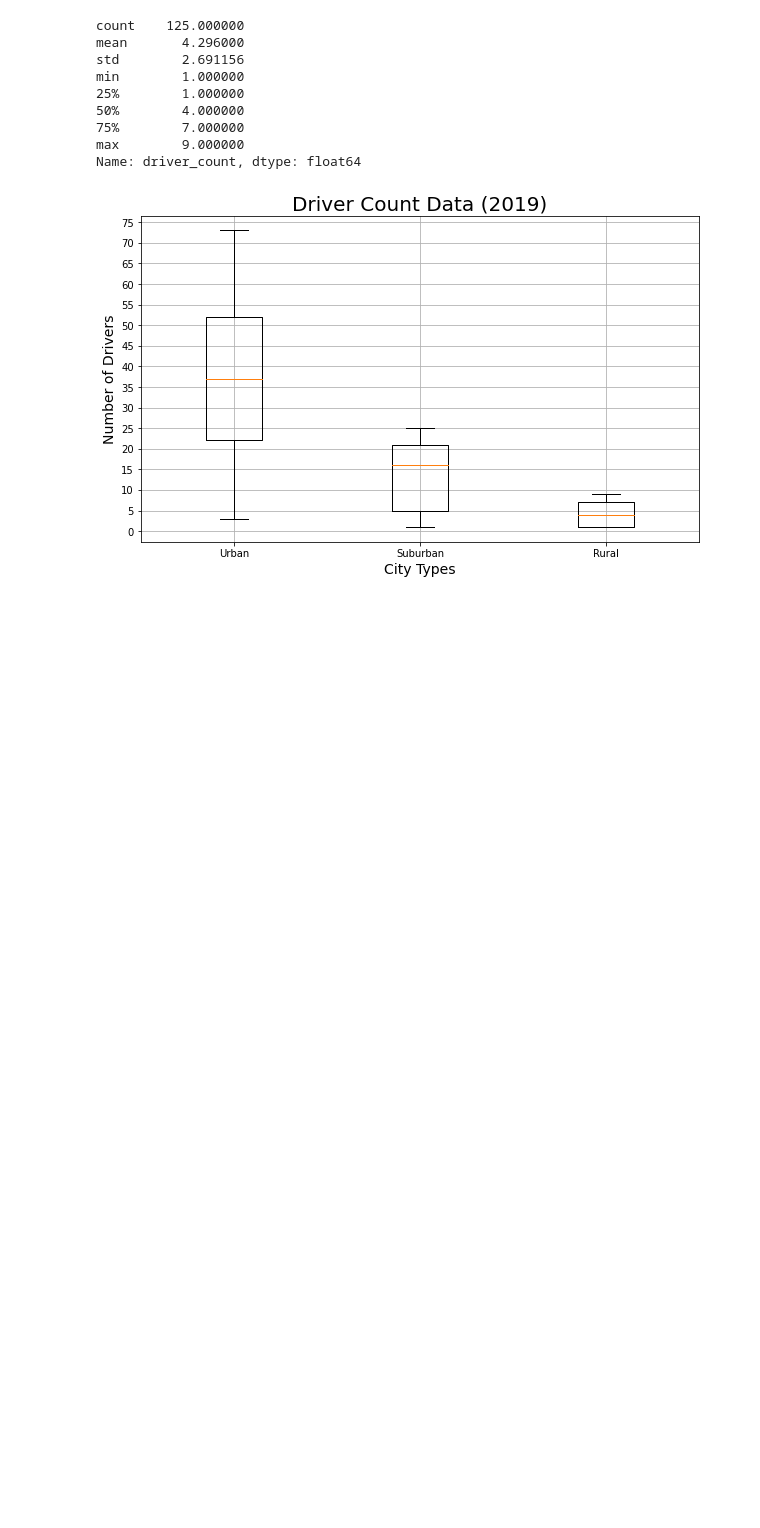
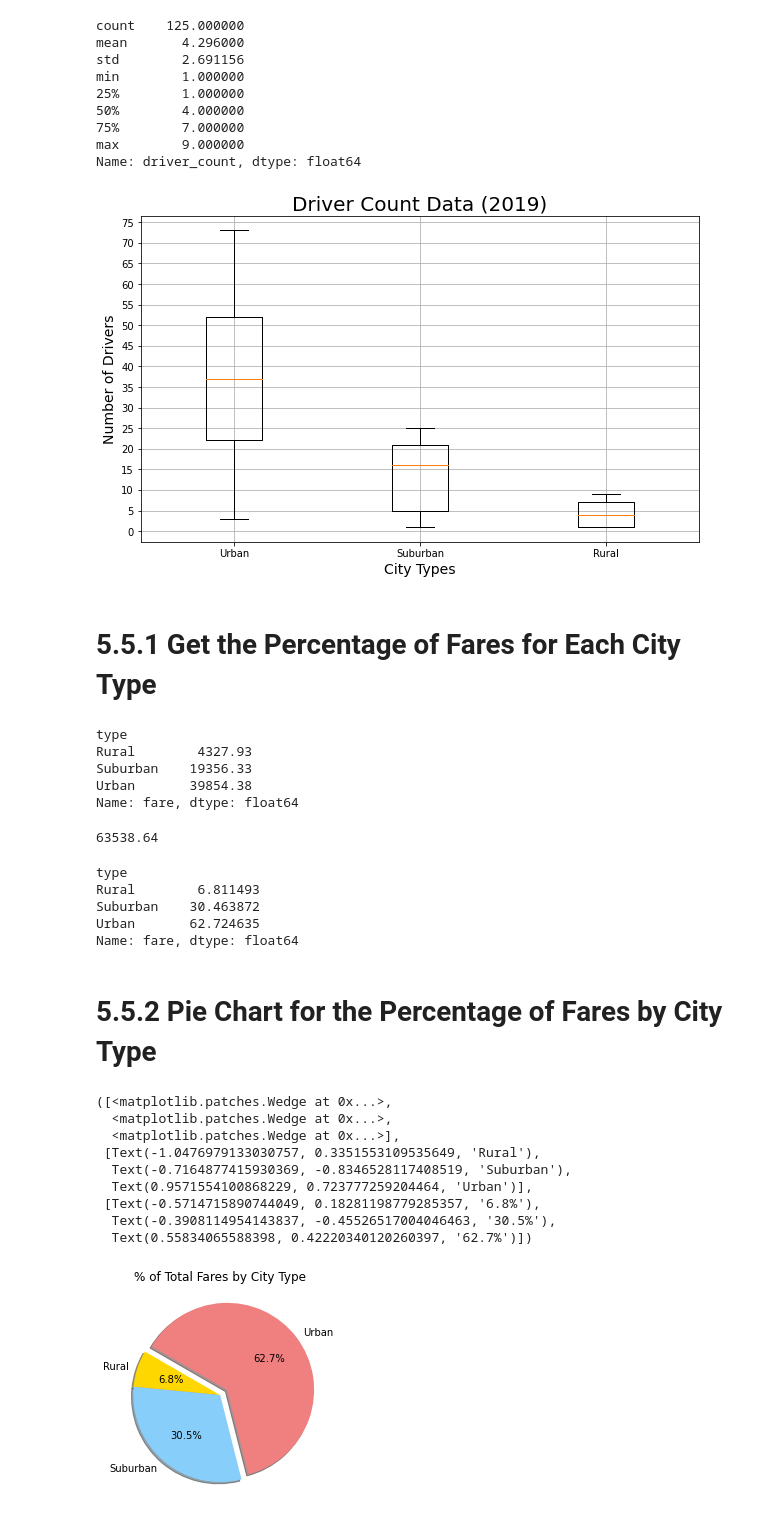
Before and after one commit to elangendorff/PyBer_Analysis, a Jupyter notebook: PyBer.ipynb, the cells around one changed output. Drawn from its saved outputs; the diff is of its cells as text; code cells hidden in the pictures; blank space fills up the shorter version.

```diff
--- a/PyBer.ipynb
+++ b/PyBer.ipynb
@@ -1054,3 +1054,71 @@ plt.savefig(
 )
 # %% [output]
 [figure]
+# %% [markdown]
+# 5.5.1 Get the Percentage of Fares for Each City Type
+# %%
+# Get the sum of the fares for each city type
+fares_sum_by_type = df_PyBer_data.groupby('type')['fare'].sum()
+fares_sum_by_type
+# %% [output]
+type
+Rural        4327.93
+Suburban    19356.33
+Urban       39854.38
+Name: fare, dtype: float64
+# %%
+# Get the sum of all the fares
+fares_sum_total = df_PyBer_data['fare'].sum()
+fares_sum_total
+# %% [output]
+63538.64
+# %%
+# Calculate the percentage of fare for each city type
+fares_pct_by_type = fares_sum_by_type * 100 / fares_sum_total
+fares_pct_by_type
+# %% [output]
+type
+Rural        6.811493
+Suburban    30.463872
+Urban       62.724635
+Name: fare, dtype: float64
+# %% [markdown]
+# 5.5.2 Pie Chart for the Percentage of Fares by City Type
+# %%
+# Build the percentage of fares by city type pie chart
+colordict = {
+    'Urban':'lightcoral',
+    'Suburban':'lightskyblue',
+    'Rural':'gold'
+}
+
+explodedict = {
+    'Urban':.1,
+    'Suburban':0,
+    'Rural':0
+}
+
+fig, ax = plt.subplots()
+
+ax.set_title('% of Total Fares by City Type')
+
+ax.pie(
+    fares_pct_by_type,
+    labels=fares_pct_by_type.index,
+    colors=[colordict[city_type] for city_type in fares_pct_by_type.index],
+    explode=[explodedict[city_type] for city_type in fares_pct_by_type.index],
+    autopct='%1.1f%%',
+    shadow=True,
+    startangle=150
+)
+# %% [output]
+([<matplotlib.patches.Wedge at 0x...>,
+  <matplotlib.patches.Wedge at 0x...>,
+  <matplotlib.patches.Wedge at 0x...>],
+ [Text(-1.0476979133030757, 0.3351553109535649, 'Rural'),
+  Text(-0.7164877415930369, -0.8346528117408519, 'Suburban'),
+  Text(0.9571554100868229, 0.723777259204464, 'Urban')],
+ [Text(-0.5714715890744049, 0.18281198779285357, '6.8%'),
+  Text(-0.3908114954143837, -0.45526517004046463, '30.5%'),
+  Text(0.55834065588398, 0.42220340120260397, '62.7%')])
+[figure, added]
```
Also changed, not shown: parts of 1 cell of this notebook, 1 other file.
